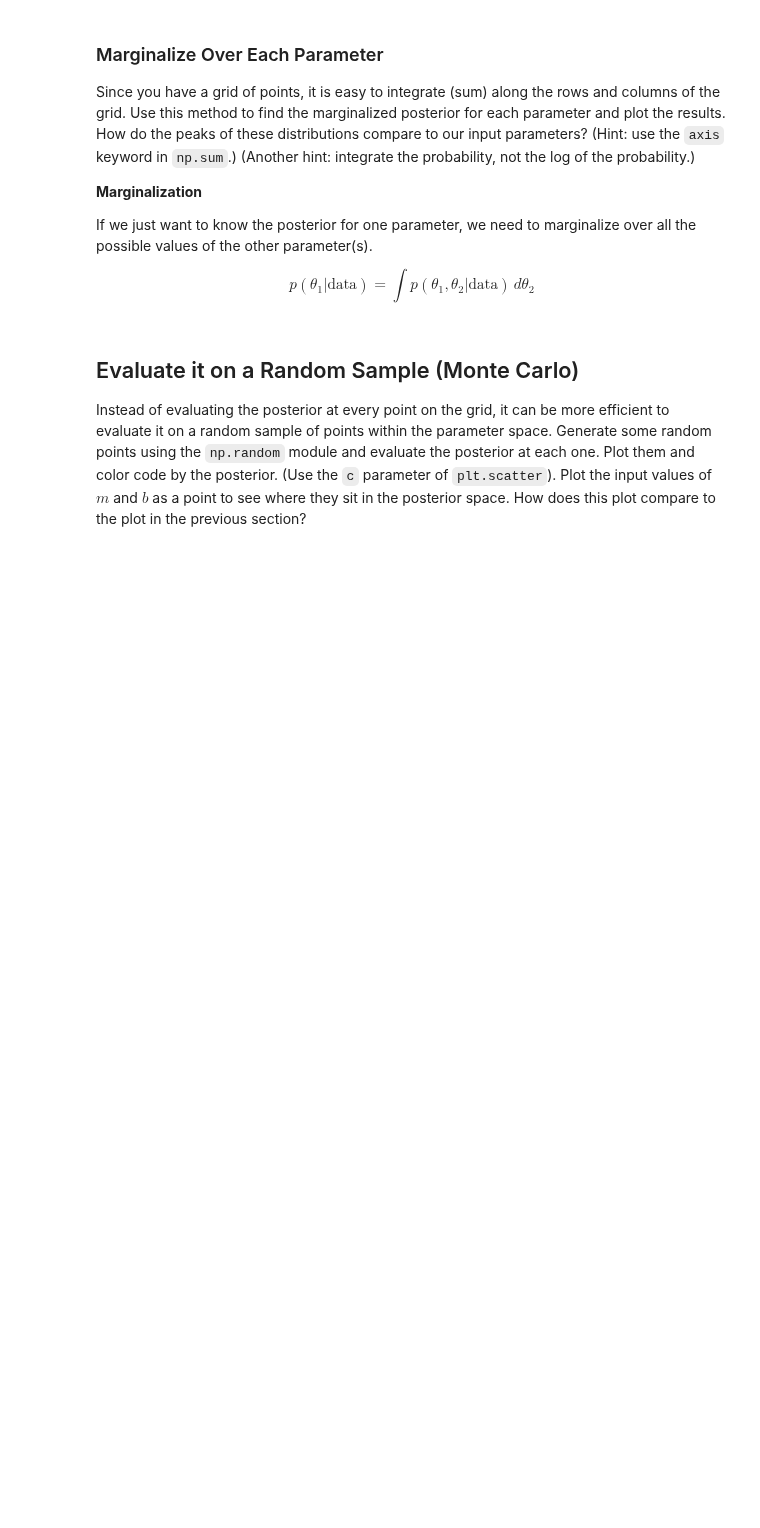
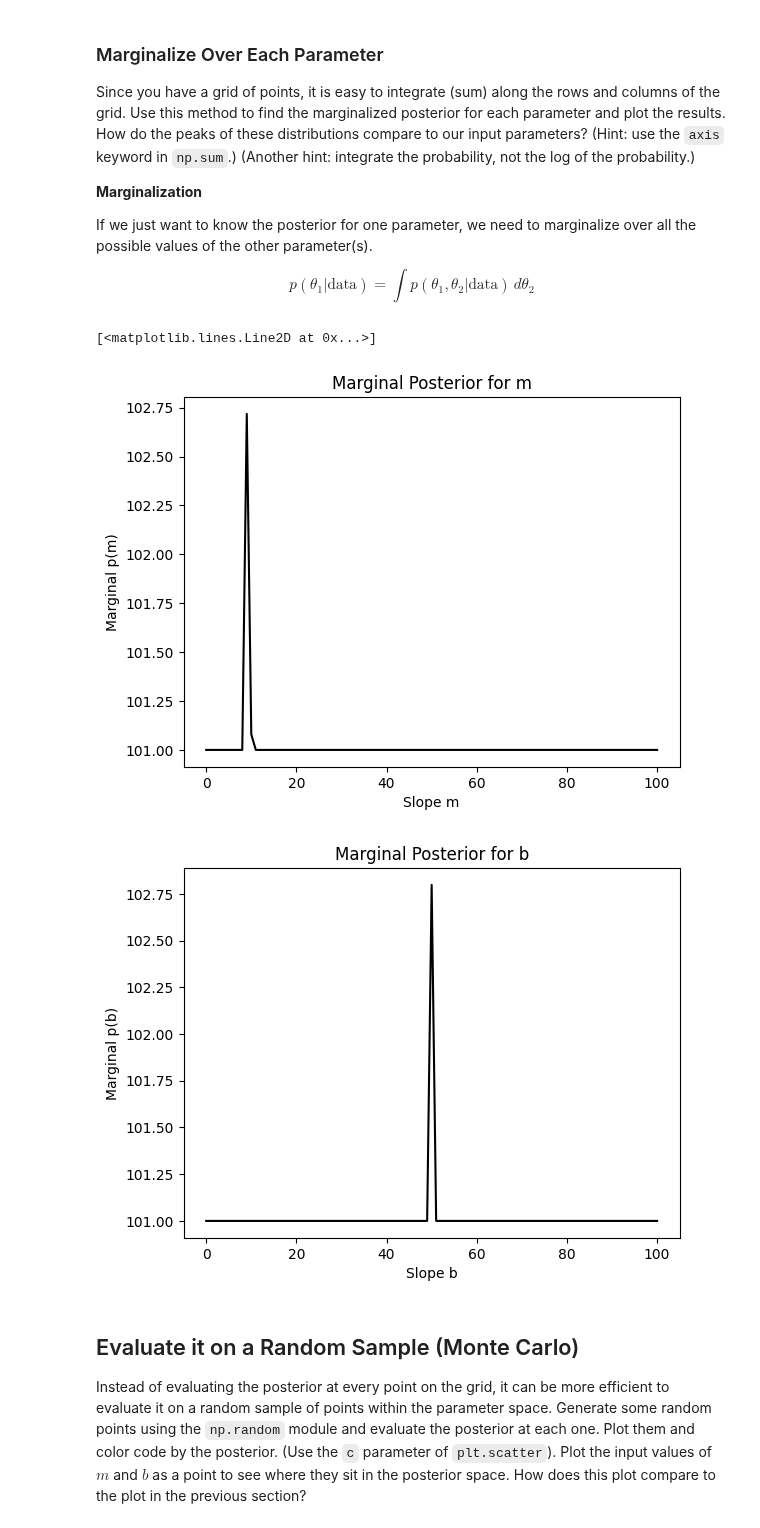
Before and after one commit to ASTR154/bayesian-statistics, a Jupyter notebook: monte_carlo_line_fitting.ipynb, the cells around one changed output. Cells and saved outputs as stored; diff of their text form; code cells hidden in the pictures; blank space fills up the shorter version.

```diff
--- a/monte_carlo_line_fitting.ipynb
+++ b/monte_carlo_line_fitting.ipynb
@@ -174,3 +180,29 @@ plt.plot(# complete
+# %%
+# 1. Convert log-posterior to relative posterior
+P_grid = np.exp(posterior_grid )
+
+
+posterior_m = P_grid.sum(axis=0)
+
+posterior_b = P_grid.sum(axis=1)
+
+plt.figure()
+plt.xlabel('Slope m')
+plt.ylabel('Marginal p(m)')
+plt.title('Marginal Posterior for m')
+plt.plot(m_range, posterior_m, '-k')
+
+
+
+plt.figure()
+plt.xlabel('Slope b')
+plt.ylabel('Marginal p(b)')
+plt.title('Marginal Posterior for b')
+plt.plot(b_range, posterior_b, '-k')
+# %% [output]
+[<matplotlib.lines.Line2D at 0x...>]
+[figure, added]
+[figure, added]
 # %% [markdown]
 ## Evaluate it on a Random Sample (Monte Carlo)
 Instead of evaluating the posterior at every point on the grid, it can be more efficient to evaluate it on a random sample of points within the parameter space. Generate some random points using the `np.random` module and evaluate the posterior at each one. Plot them and color code by the posterior. (Use the `c` parameter of `plt.scatter`). Plot the input values of $m$ and $b$ as a point to see where they sit in the posterior space. How does this plot compare to the plot in the previous section?
```
Also changed, not shown: parts of 11 cells of this notebook.
